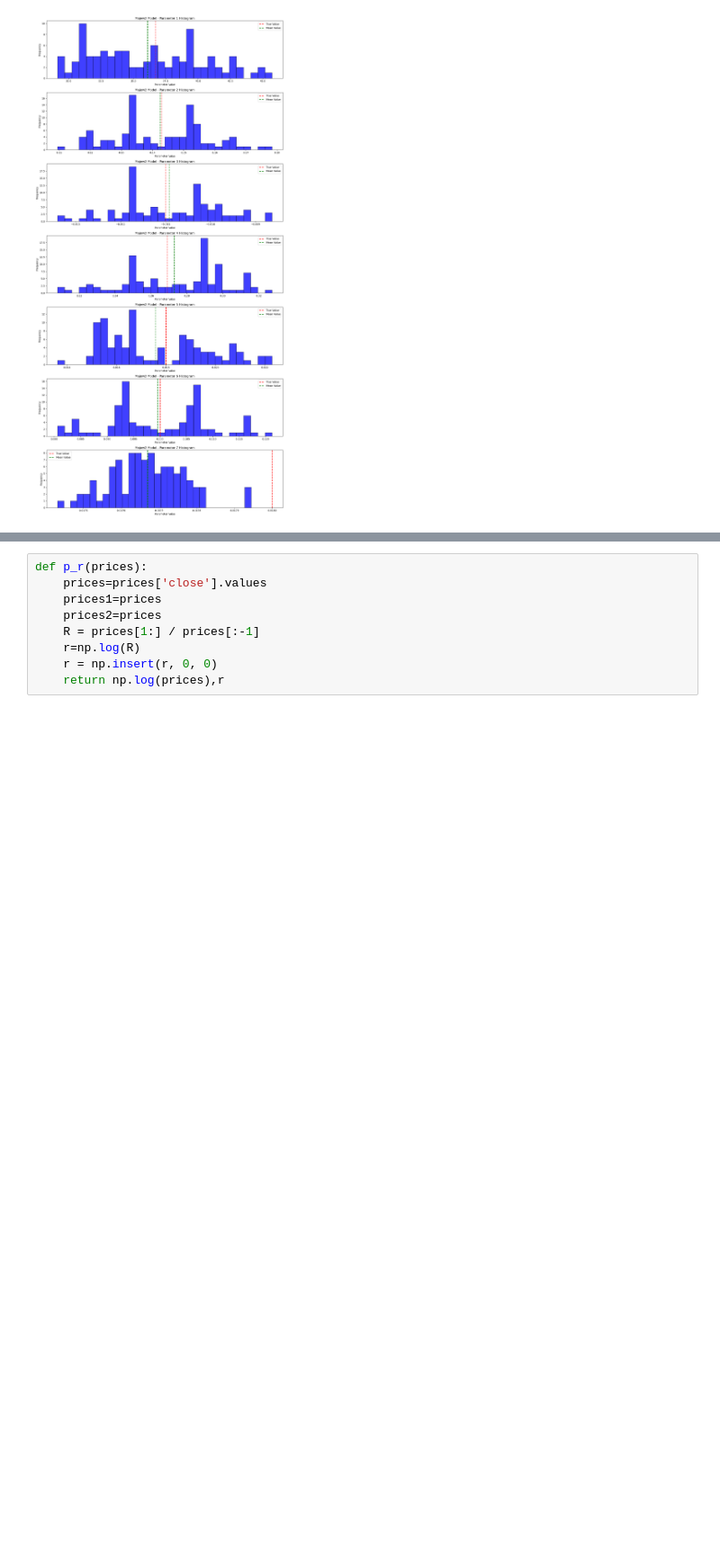
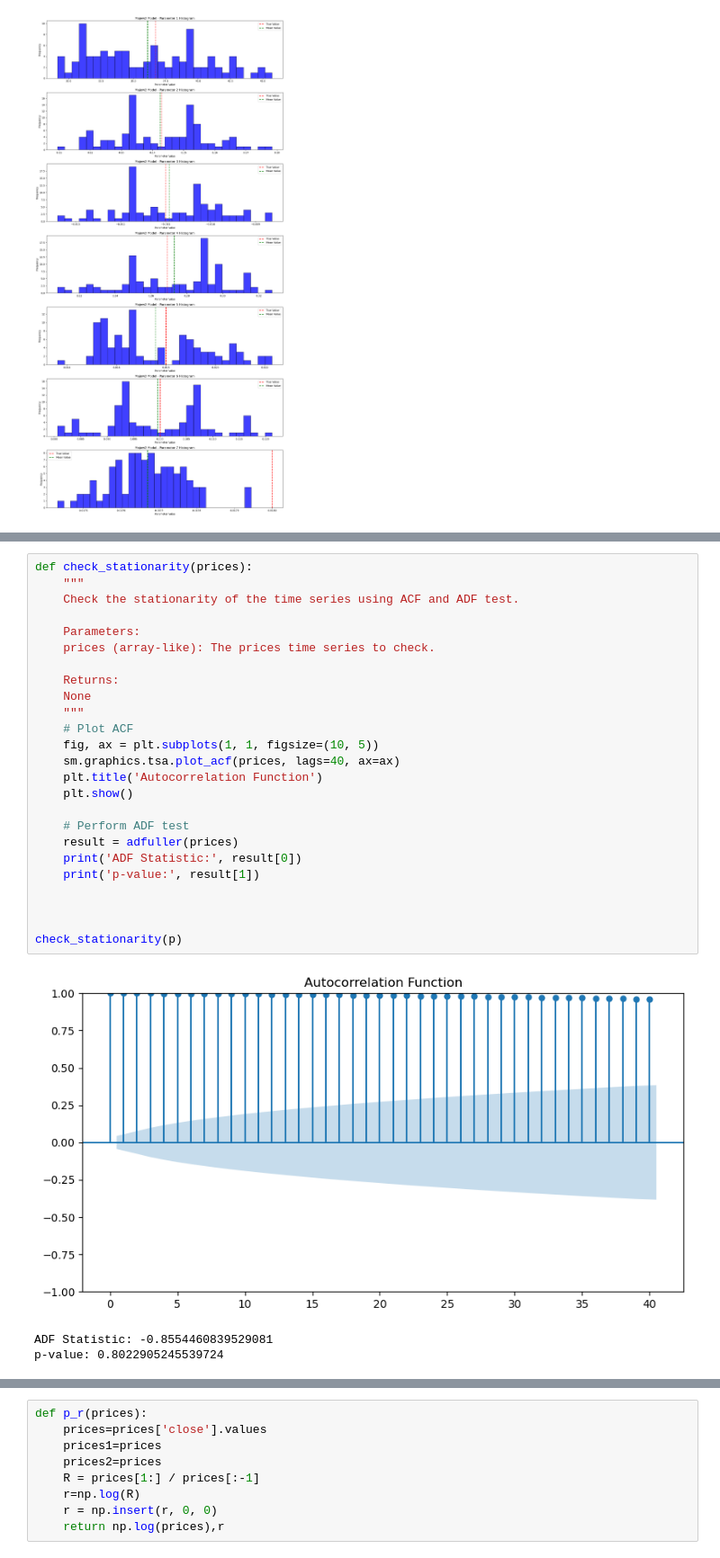
Before and after one commit to GhilesKemiche/ABM-Calibration, a Jupyter notebook: Code.ipynb, the cells around one changed output, grey strips where cells are left out. Shown at 90% size. Drawn from its saved outputs; the diff is of its cells as text; blank space fills up the shorter version.

```diff
--- a/Code.ipynb
+++ b/Code.ipynb
@@ -703,0 +800,29 @@ précision = 0.0010899622887261433 , normalized precision = 0.19203182004233854,
+# %%
+def check_stationarity(prices):
+    """
+    Check the stationarity of the time series using ACF and ADF test.
+
+    Parameters:
+    prices (array-like): The prices time series to check.
+
+    Returns:
+    None
+    """
+    # Plot ACF
+    fig, ax = plt.subplots(1, 1, figsize=(10, 5))
+    sm.graphics.tsa.plot_acf(prices, lags=40, ax=ax)
+    plt.title('Autocorrelation Function')
+    plt.show()
+
+    # Perform ADF test
+    result = adfuller(prices)
+    print('ADF Statistic:', result[0])
+    print('p-value:', result[1])
+
+
+
+check_stationarity(p)
+# %% [output]
+[figure, added]
+ADF Statistic: -0.8554460839529081
+p-value: 0.8022905245539724
```
Also changed, not shown: parts of 15 cells of this notebook.
